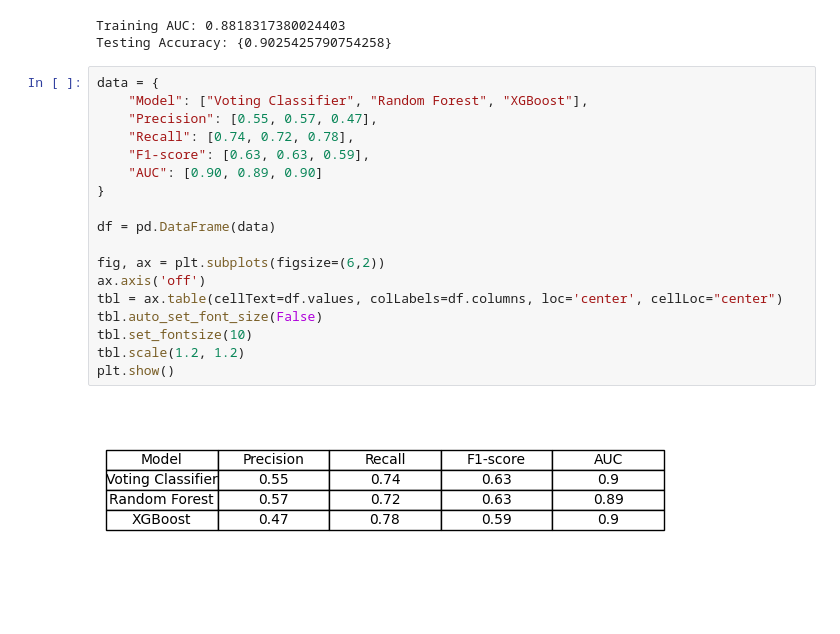
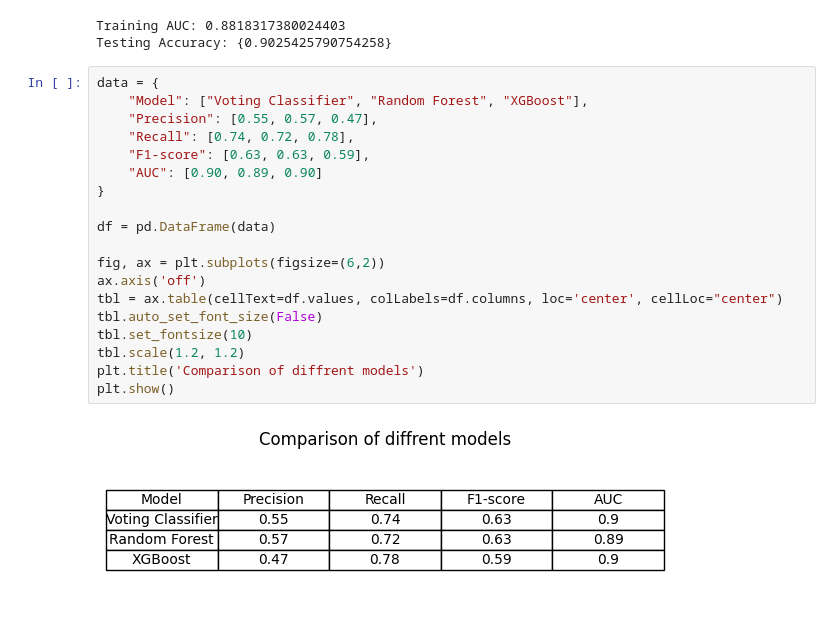
Before and after one commit to ahmedfouad00-coder/breast-cancer-survival-prediction, a Jupyter notebook: breast cancer.ipynb, the cells around one changed output. Drawn from its saved outputs; the diff is of its cells as text; blank space fills up the shorter version.

```diff
--- a/breast cancer.ipynb
+++ b/breast cancer.ipynb
@@ -340,20 +343,21 @@ Testing Accuracy: {0.9025425790754258}
 # %%
 data = {
     "Model": ["Voting Classifier", "Random Forest", "XGBoost"],
     "Precision": [0.55, 0.57, 0.47],
     "Recall": [0.74, 0.72, 0.78],
     "F1-score": [0.63, 0.63, 0.59],
     "AUC": [0.90, 0.89, 0.90]
 }
 
 df = pd.DataFrame(data)
 
 fig, ax = plt.subplots(figsize=(6,2))
 ax.axis('off')
 tbl = ax.table(cellText=df.values, colLabels=df.columns, loc='center', cellLoc="center")
 tbl.auto_set_font_size(False)
 tbl.set_fontsize(10)
 tbl.scale(1.2, 1.2)
+plt.title('Comparison of diffrent models')
 plt.show()
 # %% [output]
-[figure, old version]
+[figure, new version]
```
Also changed, not shown: parts of 7 cells of this notebook.
